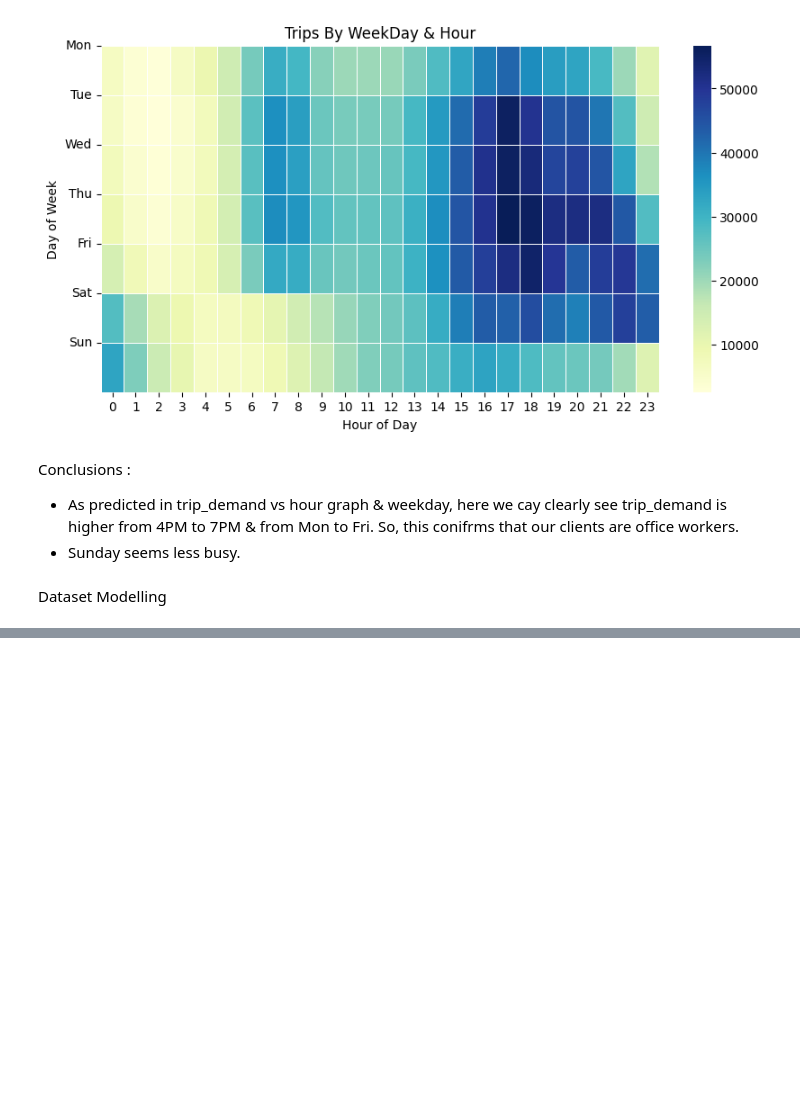
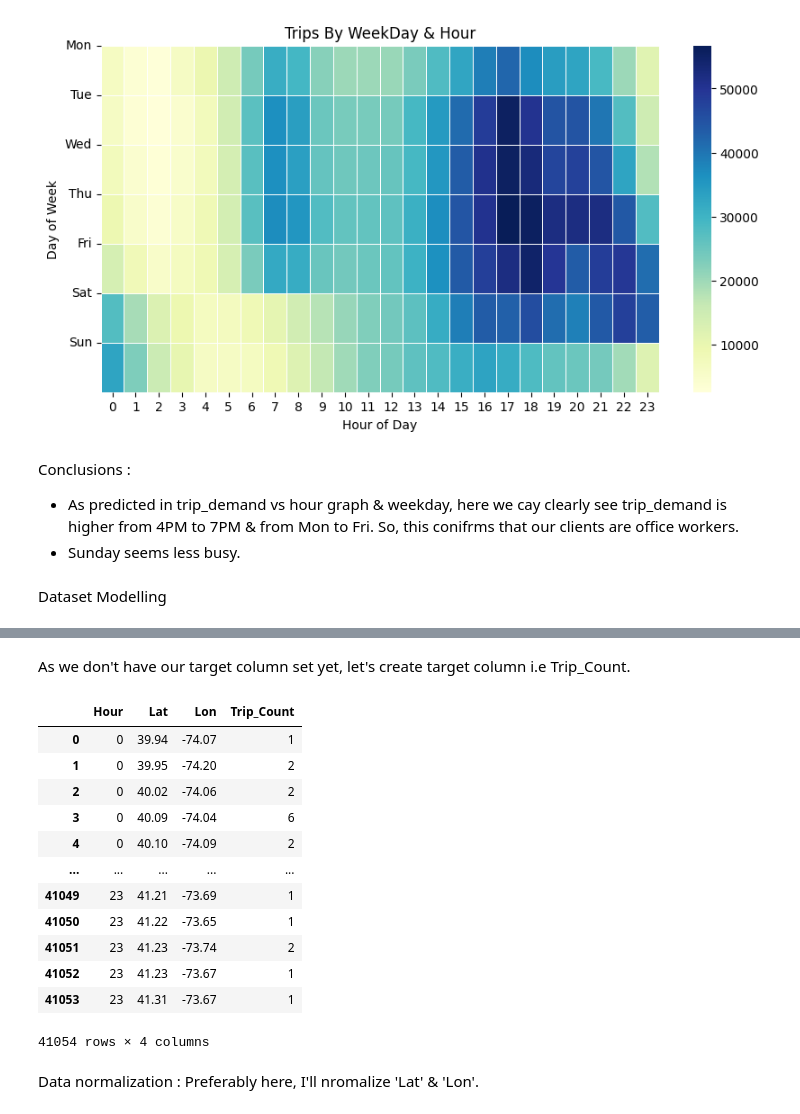
Before and after one commit to ssnannaware27/Ride_Demand_Prediction_UBER, a Jupyter notebook: Notebook/ride_demand_prediction.ipynb, the cells around one changed output, grey strips where cells are left out. Saved outputs shown, nothing was run; the diff lists cells and outputs as text; code cells hidden in the pictures; blank space fills up the shorter version.

```diff
--- a/Notebook/ride_demand_prediction.ipynb
+++ b/Notebook/ride_demand_prediction.ipynb
@@ -172,0 +181,2 @@ Dataset Modelling
+# %%
+df_2014.drop(columns = ['WeekDay'], inplace = True)
@@ -172,0 +192,22 @@ Dataset Modelling
+# %% [markdown]
+As we don't have our target column set yet, let's create target column i.e Trip_Count.
+# %%
+grouped = df_2014.groupby(['Hour', 'Lat', 'Lon']).size().reset_index(name = 'Trip_Count')
+# %%
+grouped
+# %% [output]
+|  | Hour | Lat | Lon | Trip_Count |
+| 0 | 0 | 39.94 | -74.07 | 1 |
+| 1 | 0 | 39.95 | -74.20 | 2 |
+| 2 | 0 | 40.02 | -74.06 | 2 |
+| 3 | 0 | 40.09 | -74.04 | 6 |
+| 4 | 0 | 40.10 | -74.09 | 2 |
+| ... | ... | ... | ... | ... |
+| 41049 | 23 | 41.21 | -73.69 | 1 |
+| 41050 | 23 | 41.22 | -73.65 | 1 |
+| 41051 | 23 | 41.23 | -73.74 | 2 |
+| 41052 | 23 | 41.23 | -73.67 | 1 |
+| 41053 | 23 | 41.31 | -73.67 | 1 |
+41054 rows × 4 columns
+# %% [markdown]
+Data normalization : Preferably here, I'll nromalize 'Lat' & 'Lon'.
```
Also changed, not shown: parts of 13 cells of this notebook, 1 other file.
